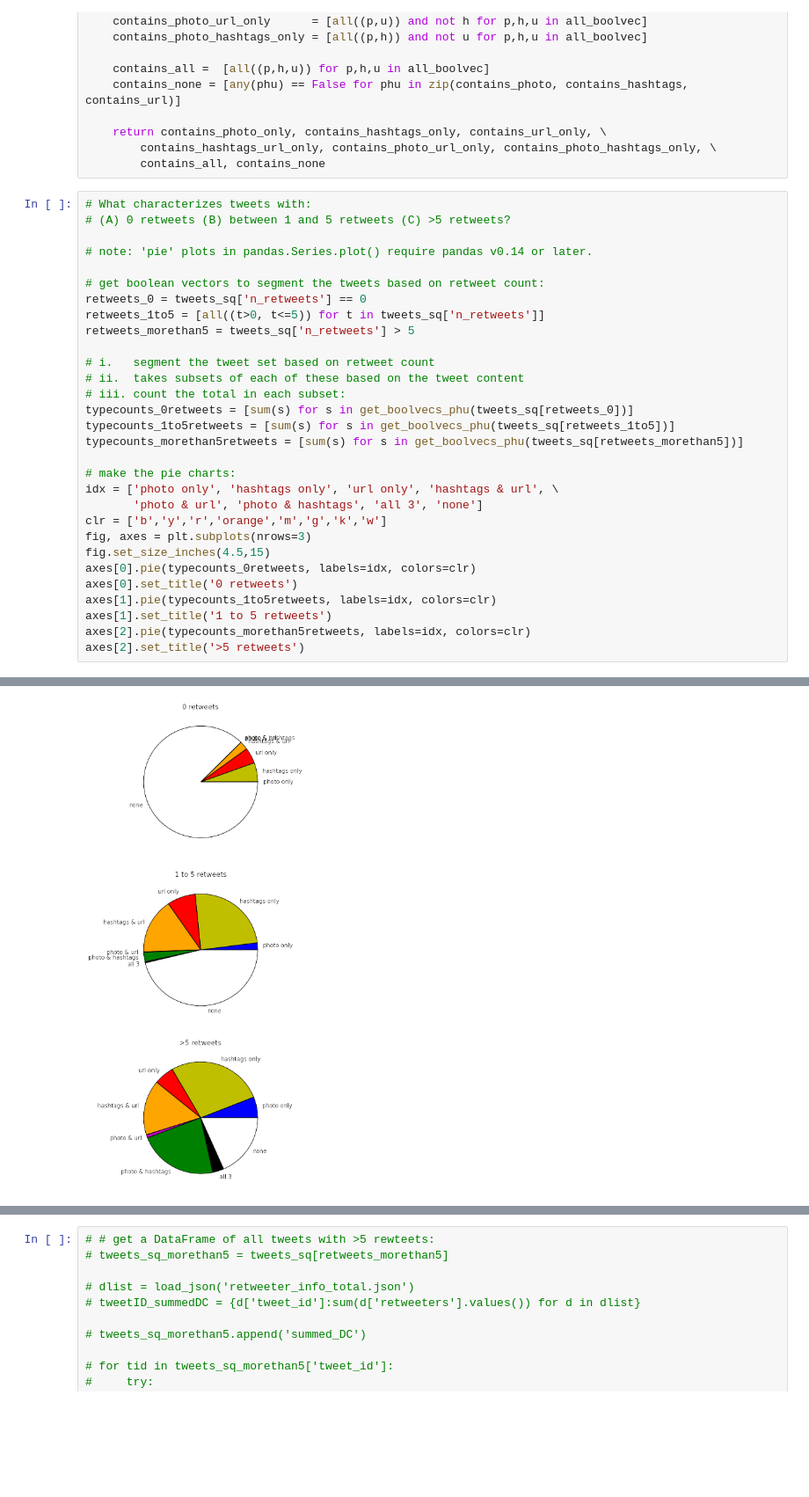
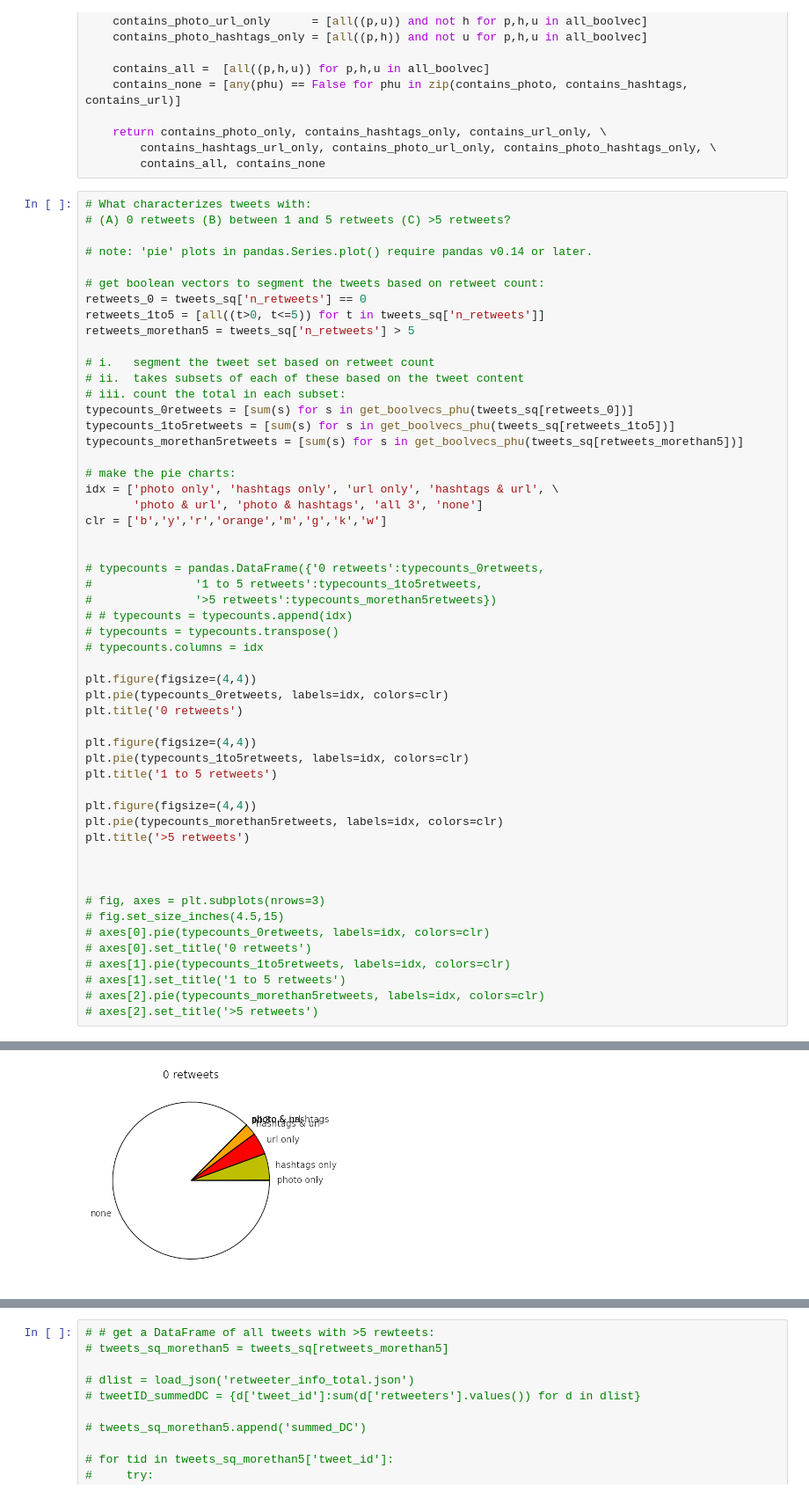
Before and after one commit to chrisjryan/social-media-impact-analysis, a Jupyter notebook: eda.ipynb, the cells around one changed output, grey strips where cells are left out. Shown at 88% size. Drawn from its saved outputs; the diff is of its cells as text; blank space fills up the shorter version.

Commit message:
Fixed images.

```diff
--- a/eda.ipynb
+++ b/eda.ipynb
@@ -255,33 +253,56 @@ def get_boolvecs_phu(tweets):
 # %%
 # What characterizes tweets with:
 # (A) 0 retweets (B) between 1 and 5 retweets (C) >5 retweets?
 
 # note: 'pie' plots in pandas.Series.plot() require pandas v0.14 or later.
 
 # get boolean vectors to segment the tweets based on retweet count:
 retweets_0 = tweets_sq['n_retweets'] == 0
 retweets_1to5 = [all((t>0, t<=5)) for t in tweets_sq['n_retweets']]
 retweets_morethan5 = tweets_sq['n_retweets'] > 5
 
 # i.   segment the tweet set based on retweet count
 # ii.  takes subsets of each of these based on the tweet content
 # iii. count the total in each subset:
 typecounts_0retweets = [sum(s) for s in get_boolvecs_phu(tweets_sq[retweets_0])]
 typecounts_1to5retweets = [sum(s) for s in get_boolvecs_phu(tweets_sq[retweets_1to5])]
 typecounts_morethan5retweets = [sum(s) for s in get_boolvecs_phu(tweets_sq[retweets_morethan5])]
 
 # make the pie charts:
 idx = ['photo only', 'hashtags only', 'url only', 'hashtags & url', \
        'photo & url', 'photo & hashtags', 'all 3', 'none']
 clr = ['b','y','r','orange','m','g','k','w']
-fig, axes = plt.subplots(nrows=3)
-fig.set_size_inches(4.5,15)
-axes[0].pie(typecounts_0retweets, labels=idx, colors=clr)
-axes[0].set_title('0 retweets')
-axes[1].pie(typecounts_1to5retweets, labels=idx, colors=clr)
-axes[1].set_title('1 to 5 retweets')
-axes[2].pie(typecounts_morethan5retweets, labels=idx, colors=clr)
-axes[2].set_title('>5 retweets')
+
+
+# typecounts = pandas.DataFrame({'0 retweets':typecounts_0retweets,
+#               '1 to 5 retweets':typecounts_1to5retweets,
+#               '>5 retweets':typecounts_morethan5retweets})
+# # typecounts = typecounts.append(idx)
+# typecounts = typecounts.transpose()
+# typecounts.columns = idx
+
+plt.figure(figsize=(4,4))
+plt.pie(typecounts_0retweets, labels=idx, colors=clr)
+plt.title('0 retweets')
+
+plt.figure(figsize=(4,4))
+plt.pie(typecounts_1to5retweets, labels=idx, colors=clr)
+plt.title('1 to 5 retweets')
+
+plt.figure(figsize=(4,4))
+plt.pie(typecounts_morethan5retweets, labels=idx, colors=clr)
+plt.title('>5 retweets')
+
+
+
+# fig, axes = plt.subplots(nrows=3)
+# fig.set_size_inches(4.5,15)
+# axes[0].pie(typecounts_0retweets, labels=idx, colors=clr)
+# axes[0].set_title('0 retweets')
+# axes[1].pie(typecounts_1to5retweets, labels=idx, colors=clr)
+# axes[1].set_title('1 to 5 retweets')
+# axes[2].pie(typecounts_morethan5retweets, labels=idx, colors=clr)
+# axes[2].set_title('>5 retweets')
 # %% [output]
 <matplotlib.text.Text at 0x...>
-[figure, old version]
+[figure, new version]
```
Also changed, not shown: parts of 3 cells of this notebook, 3 other files.
